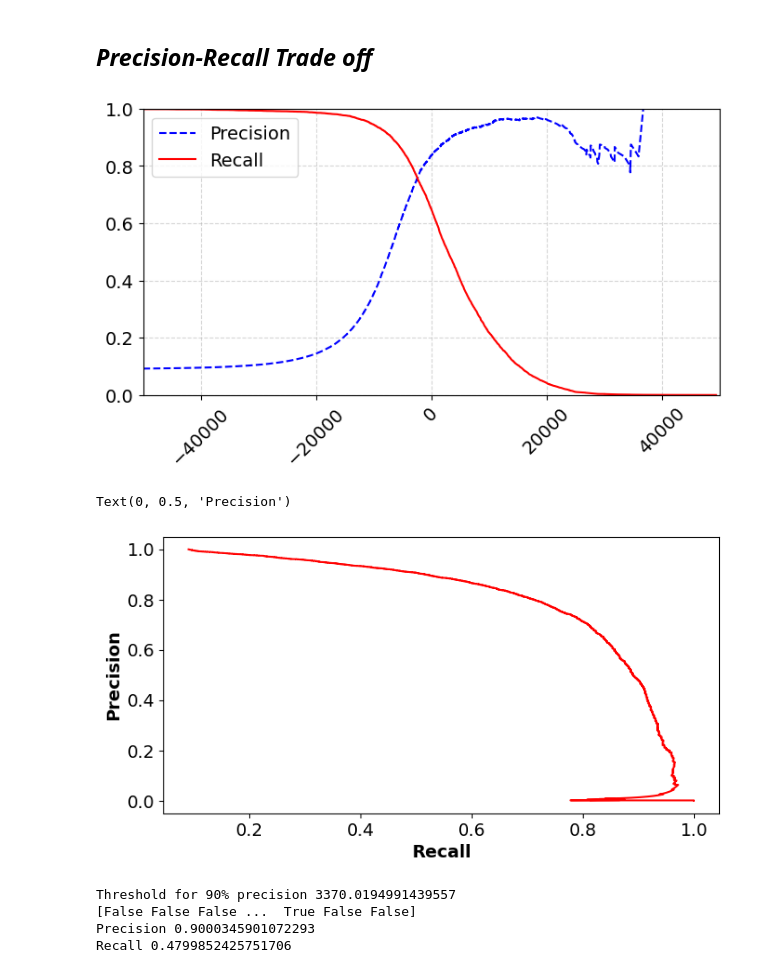
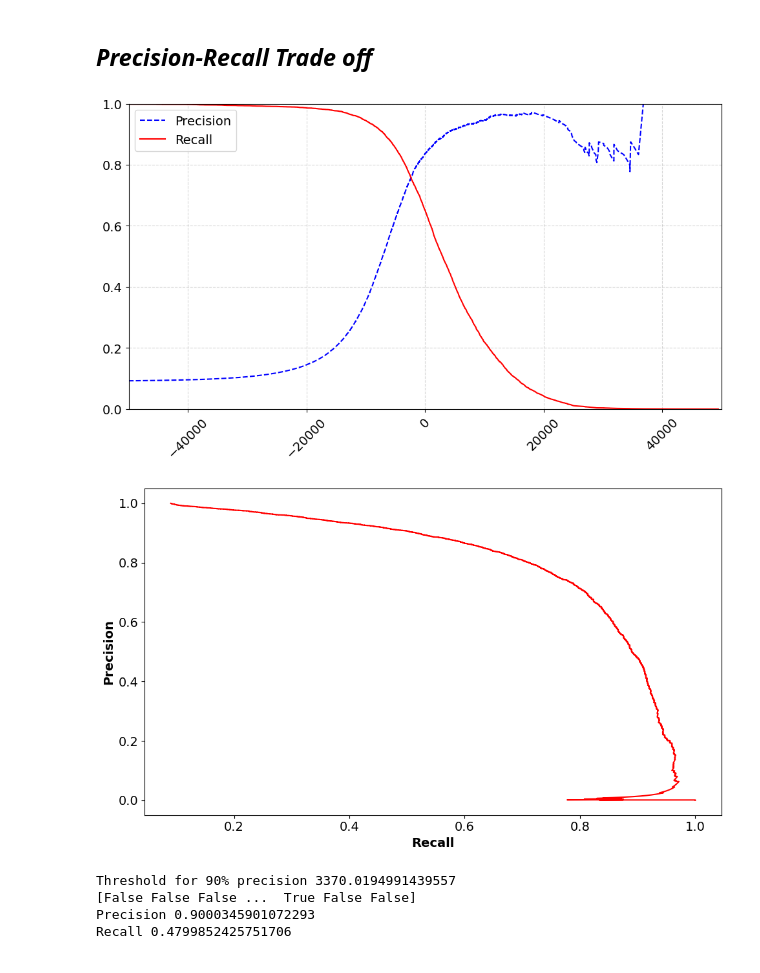
Before and after one commit to ArunNegi112/Machine_Learning, a Jupyter notebook: 3_Classification/1_classification.ipynb, the cells around one changed output. Drawn from its saved outputs; the diff is of its cells as text; code cells hidden in the pictures.

Commit message:
Saved important plots

```diff
--- a/3_Classification/1_classification.ipynb
+++ b/3_Classification/1_classification.ipynb
@@ -494,18 +493,19 @@ def plot_precision_recall_vs_Threshold(precision,recall,threshold):
     plt.legend(loc='best')
     plt.xticks(label='Threshold',rotation = 45);
     plt.axis([-50000,50000,0,1])
-
 plot_precision_recall_vs_Threshold(precision,recall,threshold)
+save_img("precision_recall_trade_off_sgd",tight_layout=True,extension='png')
 # %% [output]
-[figure, old version]
+[figure, new version]
 # %%
 # Another way of plotting better precision-recall trade off
 plt.plot(precision,recall,'r')
 plt.xlabel('Recall',fontweight='bold')
 plt.ylabel('Precision',fontweight='bold')
+
+save_img("precision_vs_recall_sgd")
 # %% [output]
-Text(0, 0.5, 'Precision')
-[figure, old version]
+[figure, new version]
 # %%
 ## To have predictions with more than 90% precision
 
```
Also changed, not shown: parts of 3 cells of this notebook.
